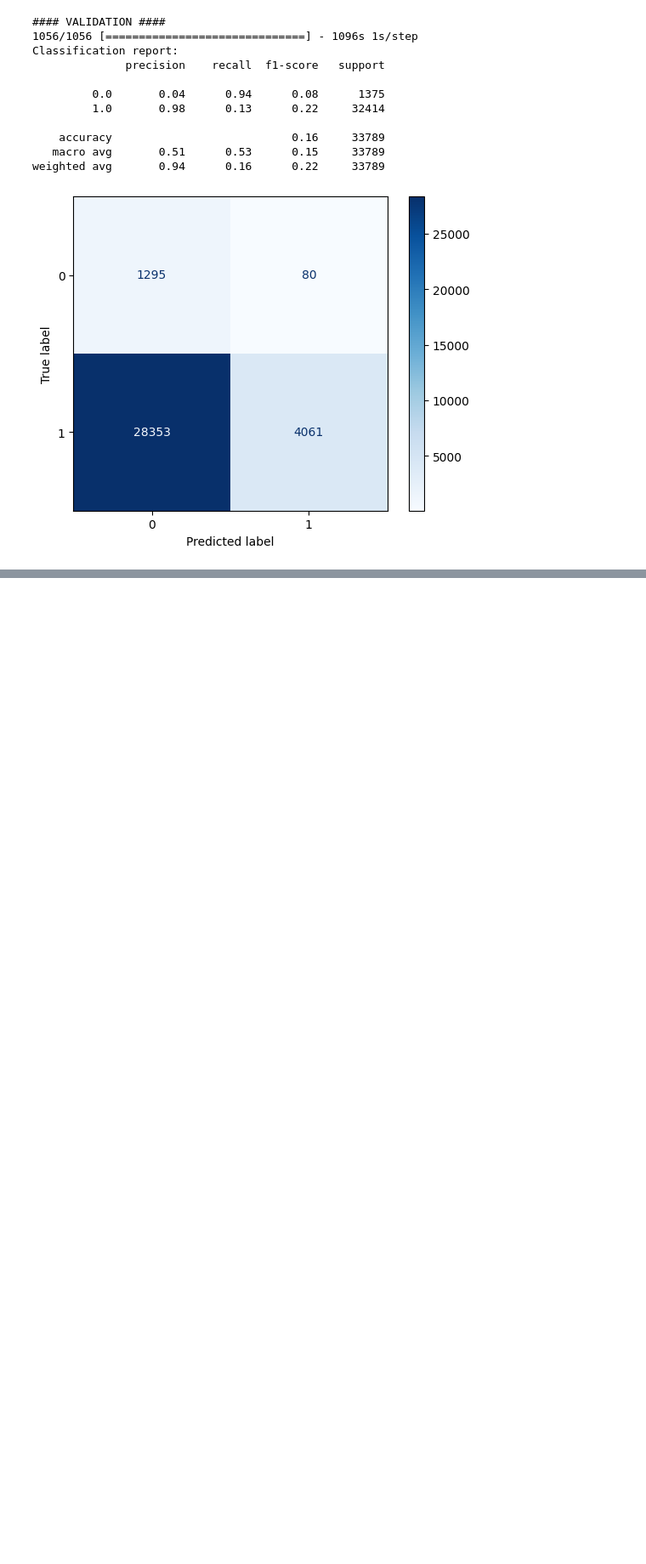
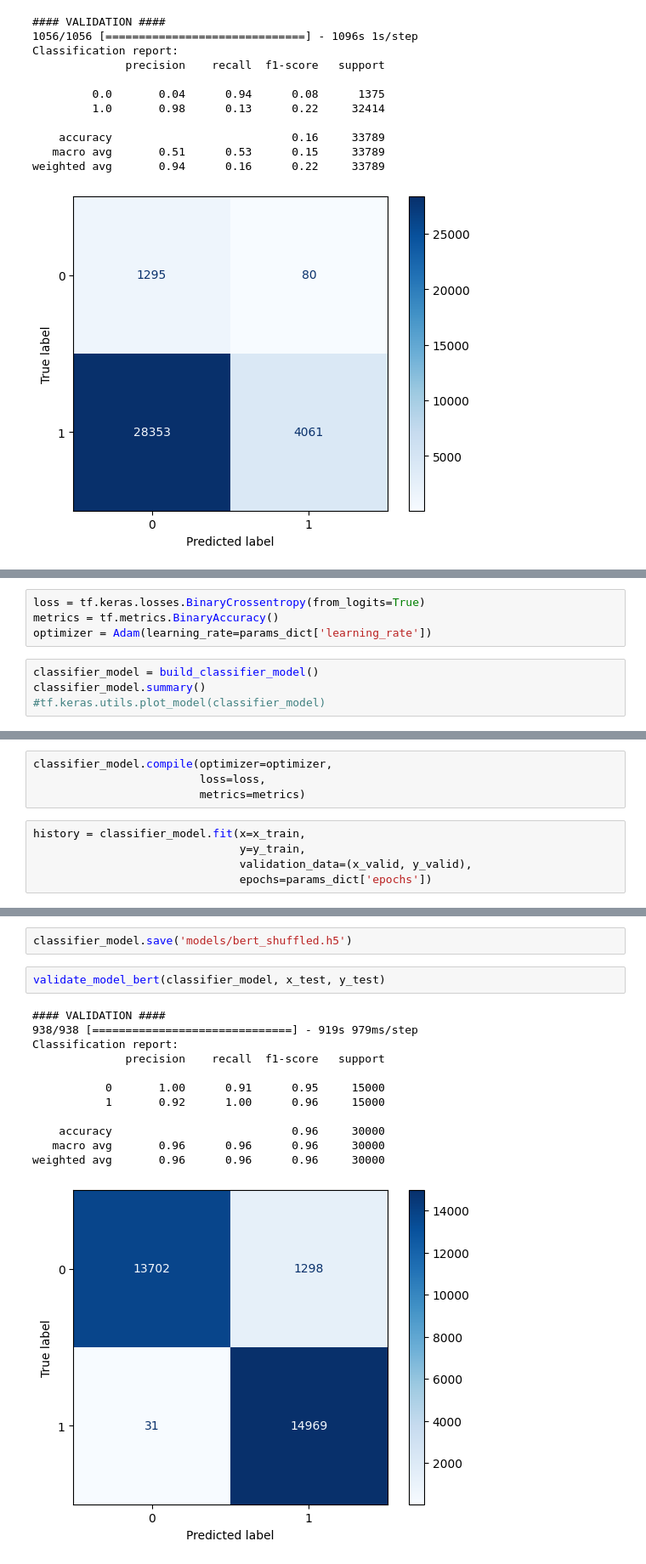
Before and after one commit to mariafain/masters-thesis, a Jupyter notebook: bert_classifier.ipynb, the cells around one changed output, grey strips where cells are left out. Shown at 85% size. Cells and saved outputs as stored; diff of their text form; blank space fills up the shorter version.

Commit message:
Trained and evaluated BERT with shuffled data rows

```diff
--- a/bert_classifier.ipynb
+++ b/bert_classifier.ipynb
@@ -422,0 +465,8 @@ weighted avg       0.94      0.16      0.22     33789
+# %%
+loss = tf.keras.losses.BinaryCrossentropy(from_logits=True)
+metrics = tf.metrics.BinaryAccuracy()
+optimizer = Adam(learning_rate=params_dict['learning_rate'])
+# %%
+classifier_model = build_classifier_model()
+classifier_model.summary()
+#tf.keras.utils.plot_model(classifier_model)
@@ -422,0 +491,9 @@ weighted avg       0.94      0.16      0.22     33789
+# %%
+classifier_model.compile(optimizer=optimizer,
+                         loss=loss,
+                         metrics=metrics)
+# %%
+history = classifier_model.fit(x=x_train,
+                               y=y_train,
+                               validation_data=(x_valid, y_valid),
+                               epochs=params_dict['epochs'])
@@ -422,0 +507,17 @@ weighted avg       0.94      0.16      0.22     33789
+# %%
+classifier_model.save('models/bert_shuffled.h5')
+# %%
+validate_model_bert(classifier_model, x_test, y_test)
+# %% [output]
+#### VALIDATION ####
+938/938 [==============================] - 919s 979ms/step
+Classification report:
+              precision    recall  f1-score   support
+
+           0       1.00      0.91      0.95     15000
+           1       0.92      1.00      0.96     15000
+
+    accuracy                           0.96     30000
+   macro avg       0.96      0.96      0.96     30000
+weighted avg       0.96      0.96      0.96     30000
+[figure, added]
```
Also changed, not shown: parts of 13 cells of this notebook, 1 other file.
